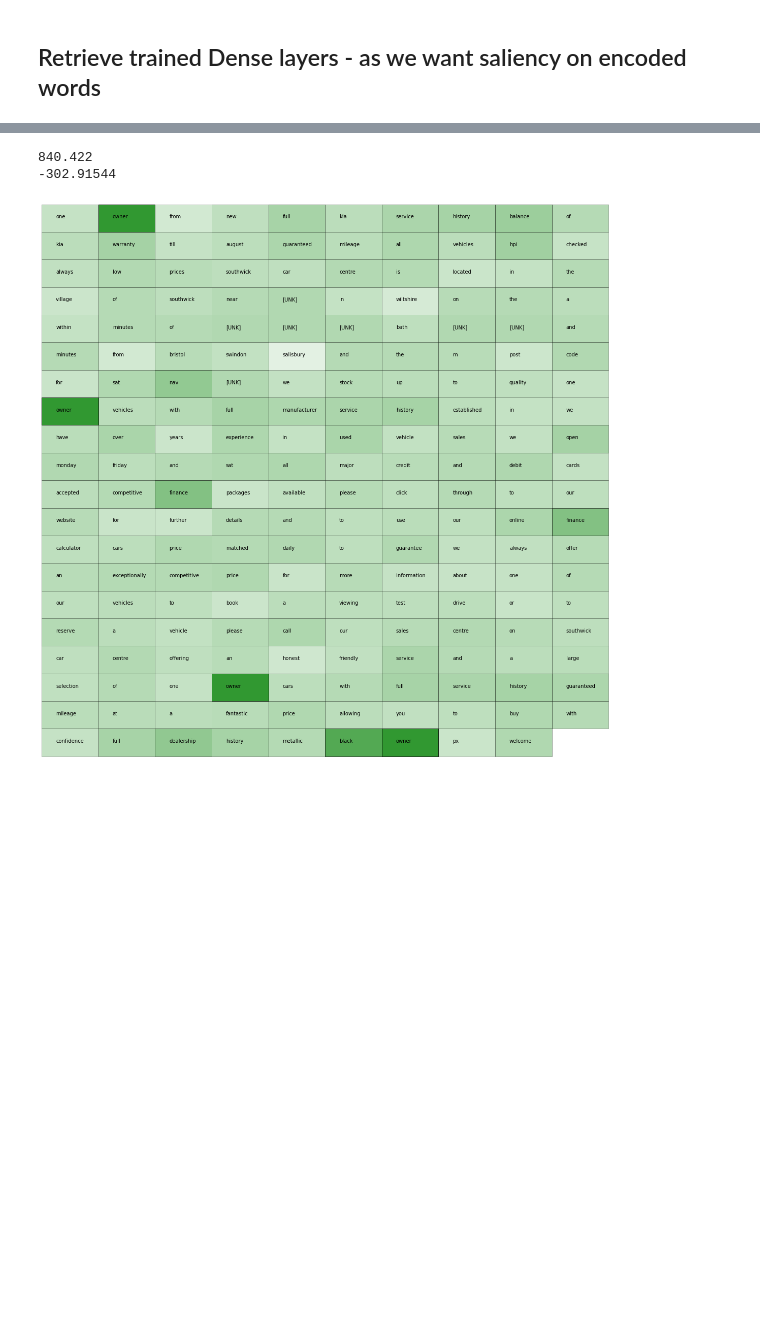
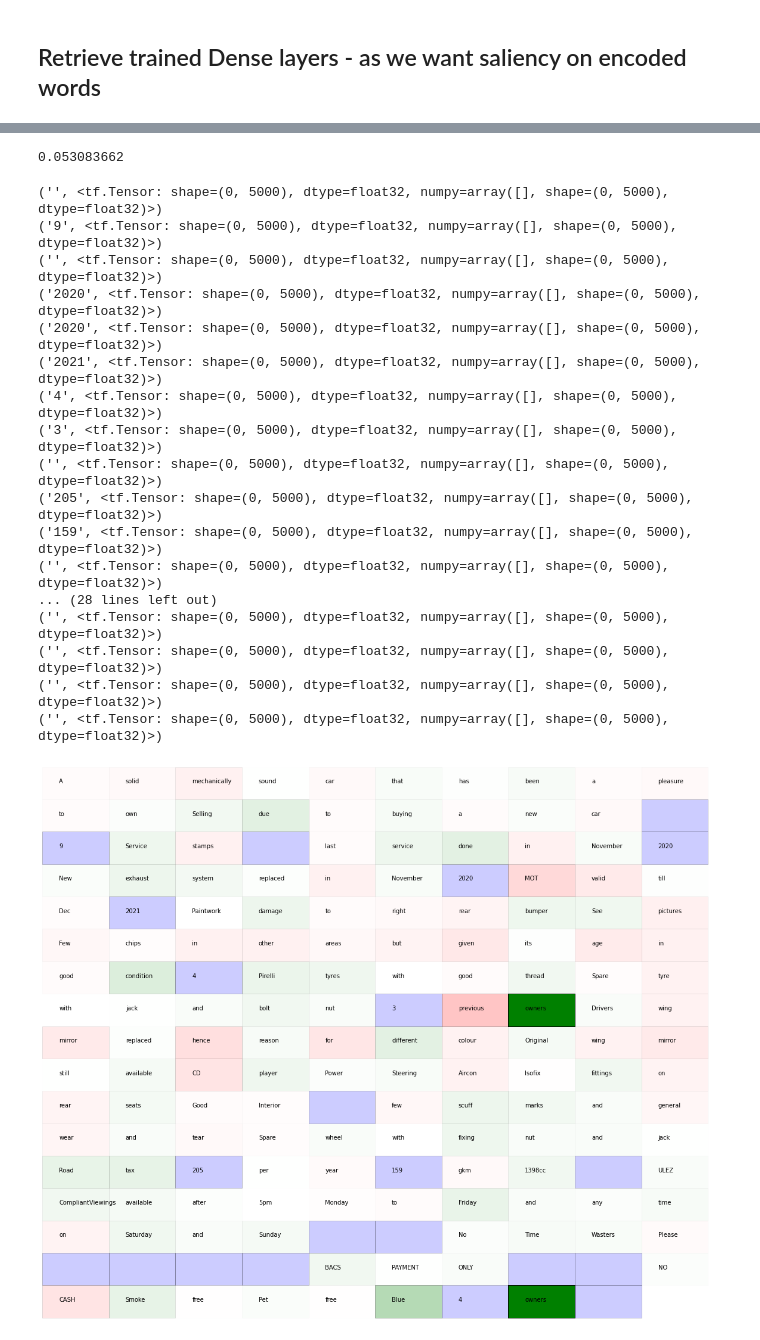
Before and after one commit to Llamrei/car_data_analysis, a Jupyter notebook: NLP saliency.ipynb, the cells around one changed output, grey strips where cells are left out. Saved outputs shown, nothing was run; the diff lists cells and outputs as text; code cells hidden in the pictures; blank space fills up the shorter version.

Commit message:
Also happy with saliency

```diff
--- a/NLP saliency.ipynb
+++ b/NLP saliency.ipynb
@@ -29,0 +40,3 @@ print(tf.__version__)
+# %%
+train.loc[:,"test"] = 0
+test.loc[:,"test"] = 1
@@ -62,15 +90,10 @@ See the caveats in the documentation: https://pandas.pydata.org/pandas-docs/stab
 # %%
-def lower_strip_punc_and_no_nums(inputs):
-    lowercase_inputs = tf.strings.lower(inputs)
-    DEFAULT_STRIP_REGEX = r'[!"#$£%&()\*\+,-\./:;<=>?@\[\\\]^_`{|}~\']'
-    inputs = tf.strings.regex_replace(lowercase_inputs, DEFAULT_STRIP_REGEX, "")
-    inputs = tf.strings.regex_replace(inputs, r"[0-9]*", "")
-    return inputs
-
 VOCAB_SIZE = 5000
 
 text_input = Input(shape=(), dtype=tf.string, name='text')
-encoder = tf.keras.layers.experimental.preprocessing.TextVectorization(output_mode='tf-idf', max_tokens=VOCAB_SIZE, standardize=lower_strip_punc_and_no_nums)
+encoder = tf.keras.layers.experimental.preprocessing.TextVectorization(output_mode='tf-idf',
+            standardize=lower_strip_punc_and_no_nums,
+            max_tokens=5000)
 encoder.adapt(train["desc"].values)
 net = encoder(text_input)
 net = Dense(64, activation="relu")(net)
@@ -268,46 +279,88 @@ WARNING:tensorflow:The dtype of the watched tensor must be floating (e.g. tf.flo
 # %%
 def map_to_unit(grads):
     _max = grads.max()
-    print(_max)
     _min = grads.min()
-    print(_min)
-    return [(grad-_min)/(_max- _min) for grad in grads]
+#     return [(grad-_min)/(_max- _min) for grad in grads]
+    return [abs(grad)/abs(_max) for grad in grads]
 
 highlight_intensity = map_to_unit(encoded_saliency)
+highlight_intensity[0]
 # %% [output]
-840.422
--302.91544
+0.053083662
 # %%
-text, indices = list(zip(*seen_by_network))
-alphas = [highlight_intensity[idx] for idx in indices]
+text, indices = list(zip(*index_encoding(train_desc.numpy(), encoder)))
+absent_highlight_intensity = 0.2
+alphas = [highlight_intensity[idx] if idx is not None else absent_highlight_intensity for idx in indices]
+
+# Could do this feeding in different samples and across words
+#
+
+def get_grad(word, grads, v=False):
+    a = index_encoding(word, encoder)
+    if v:
+        print(f"encoding indices: {a}")
+    if a[0][1] is not None:
+        # e.g. encoding exists
+        b = [x for x in a if x[0] == word]
+        if len(b) != 1:
+            # We should only have a one encoding of a single word
+            raise ValueError(b)
+        b = b[0]
+        return grads[b[1]]
+    else:
+        return "No encoding"
 
 import matplotlib.pyplot as plt
 from matplotlib.patches import Rectangle
 from matplotlib.collections import PatchCollection
 from typing import Iterable
 
 def text_saliency(text: Iterable, alphas: Iterable, height=None, width=20, word_width=2):
     if height is None:
         height = len(text)//(width//word_width) + 1
 
-    def highlight(x, y, intensity=0.2, word_width=word_width):
+    def highlight(x, y, intensity=0.2, word_width=word_width, col="g"):
         pc = [Rectangle((x-0.5, y-0.5), word_width, 1)]
-        pc = PatchCollection(pc, facecolor="g", alpha=intensity,
+        pc = PatchCollection(pc, facecolor=col, alpha=intensity,
                              edgecolor="black")
         plt.gca().add_collection(pc)
 
     plt.figure(figsize=(width,height))
     plt.axis("off")
     plt.axis([0, width, 0, height])
     loc = [0.5, height-0.5]
     for word, alpha in zip(text, alphas):
-        highlight(*loc, intensity=alpha)
+        grad = get_grad(word, encoded_saliency)
+        if isinstance(grad, str):
+            col = "b"
+        elif grad >= 0:
+            col = "g"
+        else:
+            col = "r"
+        highlight(*loc, intensity=alpha, col=col)
         loc = list(plt.text(*loc, word).get_position())
         loc[0] += word_width
         if loc[0] > width:
             loc[0] = 0.5
             loc[1] -=1
 
 text_saliency(text, alphas)
 # %% [output]
+('', <tf.Tensor: shape=(0, 5000), dtype=float32, numpy=array([], shape=(0, 5000), dtype=float32)>)
+('9', <tf.Tensor: shape=(0, 5000), dtype=float32, numpy=array([], shape=(0, 5000), dtype=float32)>)
+('', <tf.Tensor: shape=(0, 5000), dtype=float32, numpy=array([], shape=(0, 5000), dtype=float32)>)
+('2020', <tf.Tensor: shape=(0, 5000), dtype=float32, numpy=array([], shape=(0, 5000), dtype=float32)>)
+('2020', <tf.Tensor: shape=(0, 5000), dtype=float32, numpy=array([], shape=(0, 5000), dtype=float32)>)
+('2021', <tf.Tensor: shape=(0, 5000), dtype=float32, numpy=array([], shape=(0, 5000), dtype=float32)>)
+('4', <tf.Tensor: shape=(0, 5000), dtype=float32, numpy=array([], shape=(0, 5000), dtype=float32)>)
+('3', <tf.Tensor: shape=(0, 5000), dtype=float32, numpy=array([], shape=(0, 5000), dtype=float32)>)
+('', <tf.Tensor: shape=(0, 5000), dtype=float32, numpy=array([], shape=(0, 5000), dtype=float32)>)
+('205', <tf.Tensor: shape=(0, 5000), dtype=float32, numpy=array([], shape=(0, 5000), dtype=float32)>)
+('159', <tf.Tensor: shape=(0, 5000), dtype=float32, numpy=array([], shape=(0, 5000), dtype=float32)>)
+('', <tf.Tensor: shape=(0, 5000), dtype=float32, numpy=array([], shape=(0, 5000), dtype=float32)>)
+... (28 lines left out)
+('', <tf.Tensor: shape=(0, 5000), dtype=float32, numpy=array([], shape=(0, 5000), dtype=float32)>)
+('', <tf.Tensor: shape=(0, 5000), dtype=float32, numpy=array([], shape=(0, 5000), dtype=float32)>)
+('', <tf.Tensor: shape=(0, 5000), dtype=float32, numpy=array([], shape=(0, 5000), dtype=float32)>)
+('', <tf.Tensor: shape=(0, 5000), dtype=float32, numpy=array([], shape=(0, 5000), dtype=float32)>)
-[figure, old version]
+[figure, new version]
```
Also changed, not shown: parts of 16 cells of this notebook.
